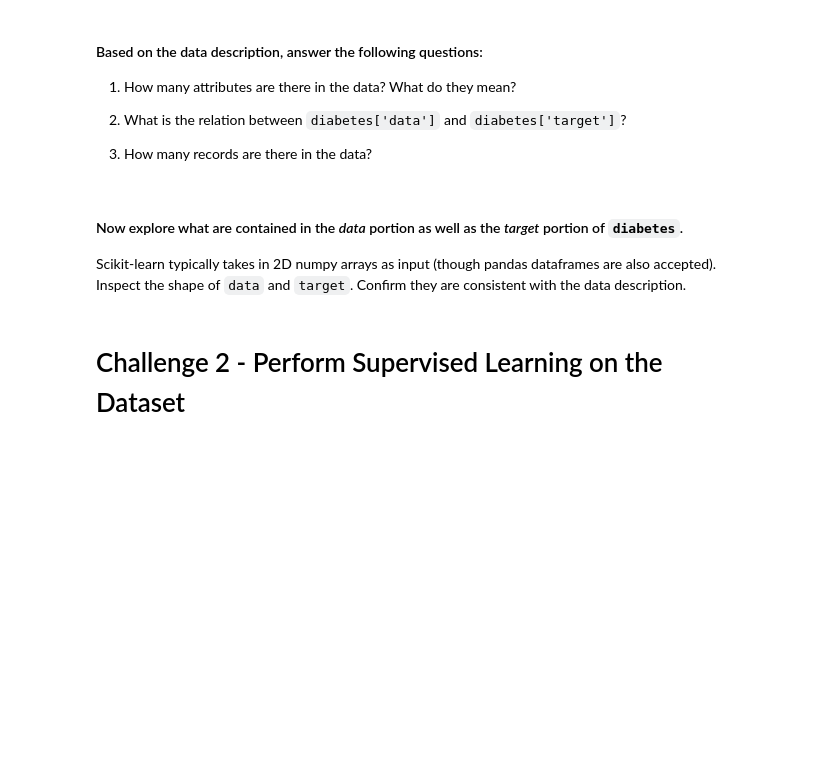
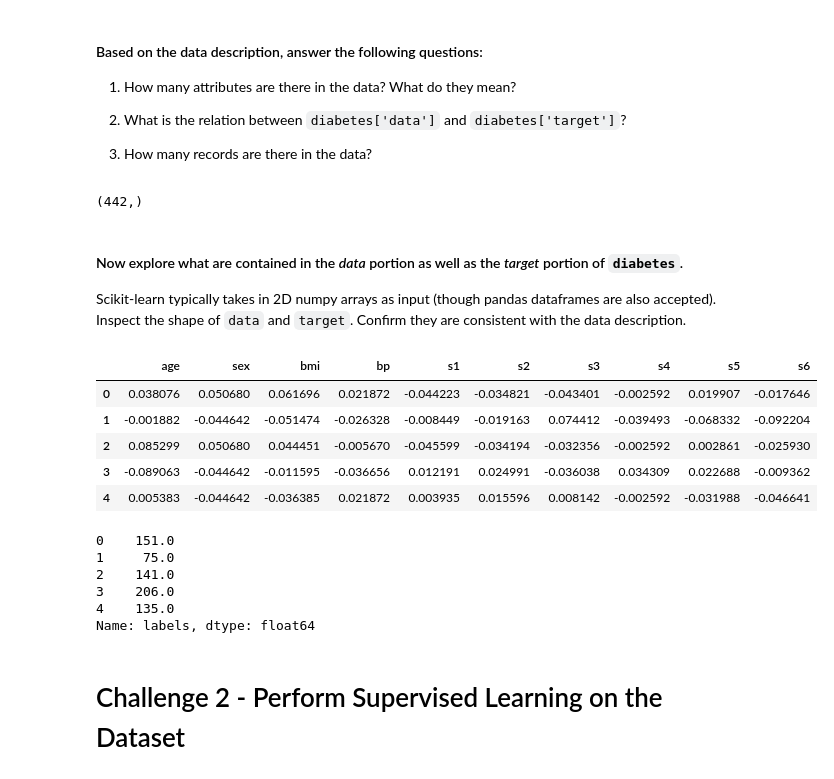
Before and after one commit to ta-data-lis/lab-supervised-learning-sklearn, a Jupyter notebook: your-code/main.ipynb, the cells around one changed output. Cells and saved outputs as stored; diff of their text form; code cells hidden in the pictures; blank space fills up the shorter version.

```diff
--- a/your-code/main.ipynb
+++ b/your-code/main.ipynb
@@ -13,6 +16,7 @@ Before starting to work on our own datasets, let's first explore the datasets th
 First, we will load the diabetes dataset. Do this in the cell below by importing the datasets and then loading the dataset  to the `diabetes` variable using the `load_diabetes()` function ([documentation](https://scikit-learn.org/stable/modules/generated/sklearn.datasets.load_diabetes.html)).
 # %%
 # Your code here:
+diabetes = load_diabetes()
 # %% [markdown]
 Let's explore this variable by looking at the different attributes (keys) of `diabetes`. Note that the `load_diabetes` function does not return dataframes. It returns you a Python dictionary.
 # %%
@@ -38,3 +62,11 @@ Print the description in the cell below using the `DESCR` attribute of the `diab
+# %%
+# Enter your answer here:
+## 10 data attributes that correlate to the biometrics of a patient
+## data is the features and target is the expected cholestorol levels
+diabetes['target'].shape
+## contains 442 data points
+# %% [output]
+(442,)
 # %% [markdown]
 #### Now explore what are contained in the *data* portion as well as the *target* portion of `diabetes`.
 
@@ -44,3 +74,23 @@ Scikit-learn typically takes in 2D numpy arrays as input (though pandas datafram
+# %%
+# Your code here:
+X = pd.DataFrame(diabetes['data'], columns=diabetes['feature_names'])
+y = pd.Series(diabetes['target'], name='labels')
+
+display(X.head())
+display(y.head())
+# %% [output]
+|  | age | sex | bmi | bp | s1 | s2 | s3 | s4 | s5 | s6 |
+| 0 | 0.038076 | 0.050680 | 0.061696 | 0.021872 | -0.044223 | -0.034821 | -0.043401 | -0.002592 | 0.019907 | -0.017646 |
+| 1 | -0.001882 | -0.044642 | -0.051474 | -0.026328 | -0.008449 | -0.019163 | 0.074412 | -0.039493 | -0.068332 | -0.092204 |
+| 2 | 0.085299 | 0.050680 | 0.044451 | -0.005670 | -0.045599 | -0.034194 | -0.032356 | -0.002592 | 0.002861 | -0.025930 |
+| 3 | -0.089063 | -0.044642 | -0.011595 | -0.036656 | 0.012191 | 0.024991 | -0.036038 | 0.034309 | 0.022688 | -0.009362 |
+| 4 | 0.005383 | -0.044642 | -0.036385 | 0.021872 | 0.003935 | 0.015596 | 0.008142 | -0.002592 | -0.031988 | -0.046641 |
+0    151.0
+1     75.0
+2    141.0
+3    206.0
+4    135.0
+Name: labels, dtype: float64
 # %% [markdown]
 # Challenge 2 - Perform Supervised Learning on the Dataset
 # %% [markdown]
```
Also changed, not shown: parts of 33 cells of this notebook.
